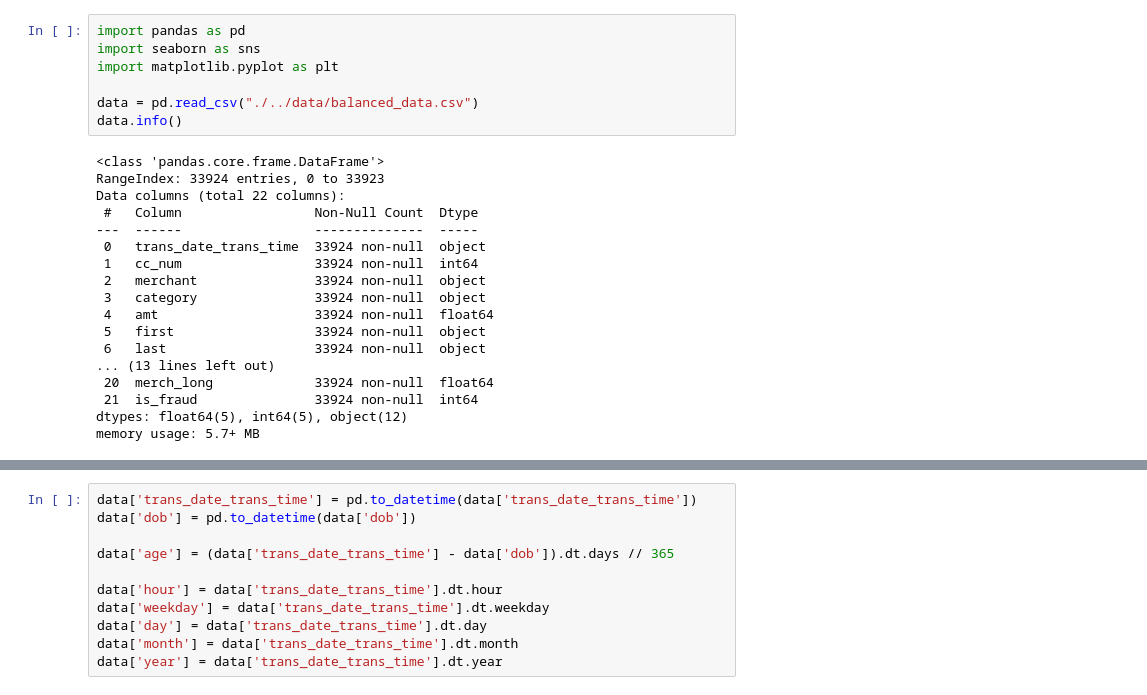
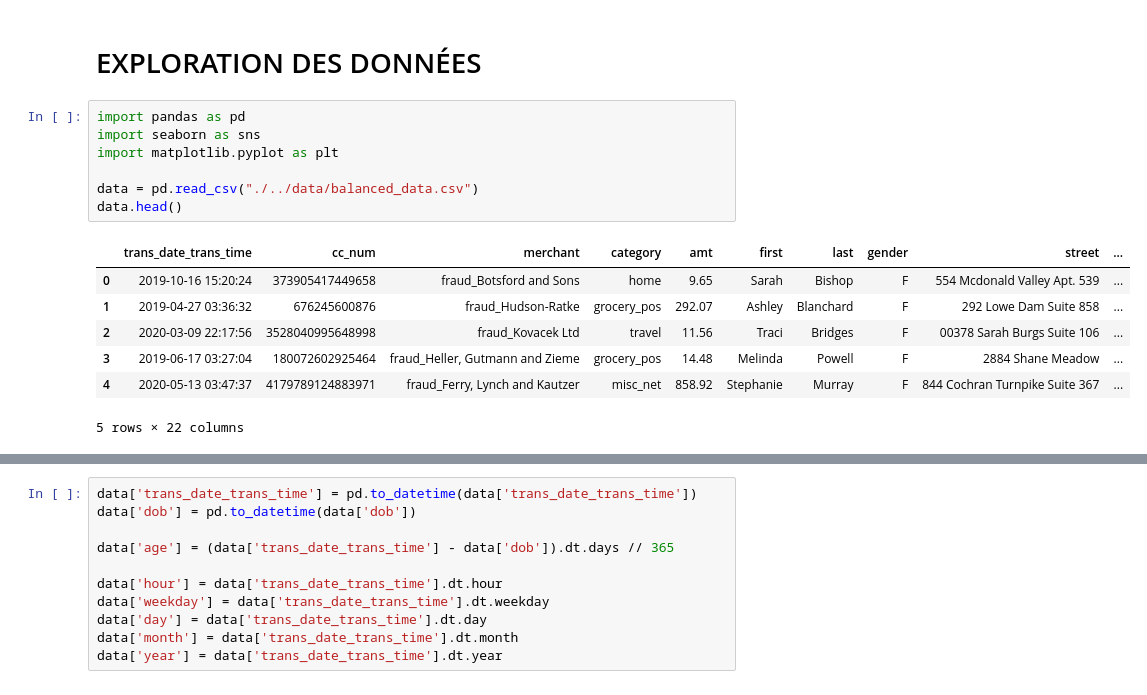
Before and after one commit to SoufianeEloulji/credit-card-transactions-fraud-detection, a Jupyter notebook: src/processing.ipynb, the cells around one changed output, grey strips where cells are left out. Cells and saved outputs as stored; diff of their text form.

```diff
--- a/src/processing.ipynb
+++ b/src/processing.ipynb
@@ -1,25 +6,17 @@
+# %% [markdown]
+# EXPLORATION DES DONNÉES
 # %%
 import pandas as pd
 import seaborn as sns
 import matplotlib.pyplot as plt
 
 data = pd.read_csv("./../data/balanced_data.csv")
-data.info()
+data.head()
 # %% [output]
+|  | trans_date_trans_time | cc_num | merchant | category | amt | first | last | gender | street | ... |
+| 0 | 2019-10-16 15:20:24 | 373905417449658 | fraud_Botsford and Sons | home | 9.65 | Sarah | Bishop | F | 554 Mcdonald Valley Apt. 539 | ... |
+| 1 | 2019-04-27 03:36:32 | 676245600876 | fraud_Hudson-Ratke | grocery_pos | 292.07 | Ashley | Blanchard | F | 292 Lowe Dam Suite 858 | ... |
+| 2 | 2020-03-09 22:17:56 | 3528040995648998 | fraud_Kovacek Ltd | travel | 11.56 | Traci | Bridges | F | 00378 Sarah Burgs Suite 106 | ... |
+| 3 | 2019-06-17 03:27:04 | 180072602925464 | fraud_Heller, Gutmann and Zieme | grocery_pos | 14.48 | Melinda | Powell | F | 2884 Shane Meadow | ... |
+| 4 | 2020-05-13 03:47:37 | 4179789124883971 | fraud_Ferry, Lynch and Kautzer | misc_net | 858.92 | Stephanie | Murray | F | 844 Cochran Turnpike Suite 367 | ... |
-<class 'pandas.core.frame.DataFrame'>
-RangeIndex: 33924 entries, 0 to 33923
-Data columns (total 22 columns):
- #   Column                 Non-Null Count  Dtype
----  ------                 --------------  -----
- 0   trans_date_trans_time  33924 non-null  object
- 1   cc_num                 33924 non-null  int64
- 2   merchant               33924 non-null  object
- 3   category               33924 non-null  object
- 4   amt                    33924 non-null  float64
- 5   first                  33924 non-null  object
- 6   last                   33924 non-null  object
-... (13 lines left out)
- 20  merch_long             33924 non-null  float64
- 21  is_fraud               33924 non-null  int64
-dtypes: float64(5), int64(5), object(12)
-memory usage: 5.7+ MB
+5 rows × 22 columns
```
Also changed, not shown: parts of 28 cells of this notebook, 2 other files.
